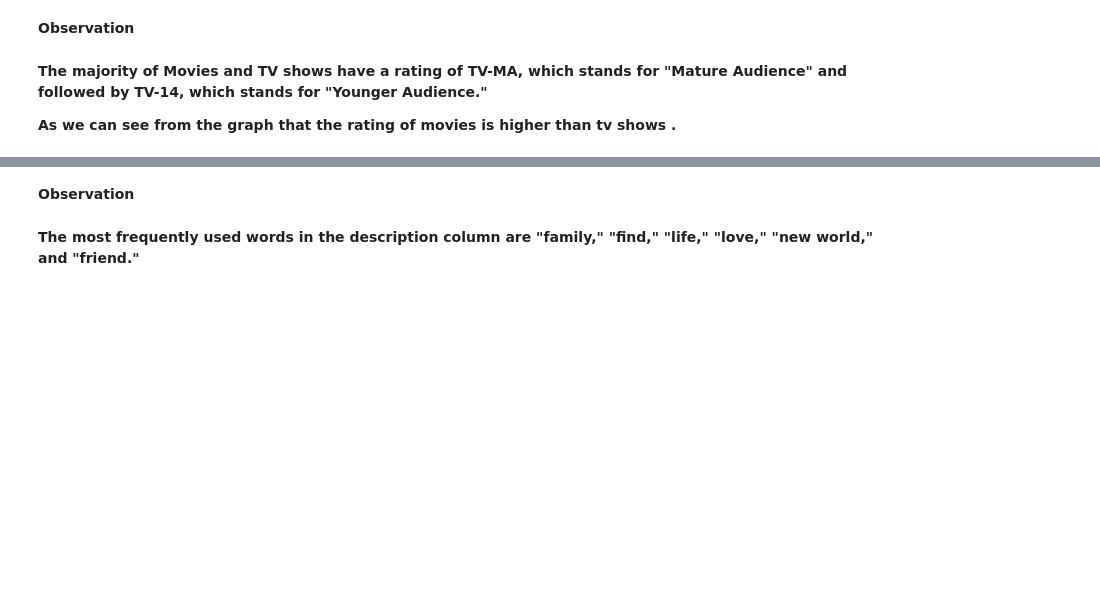
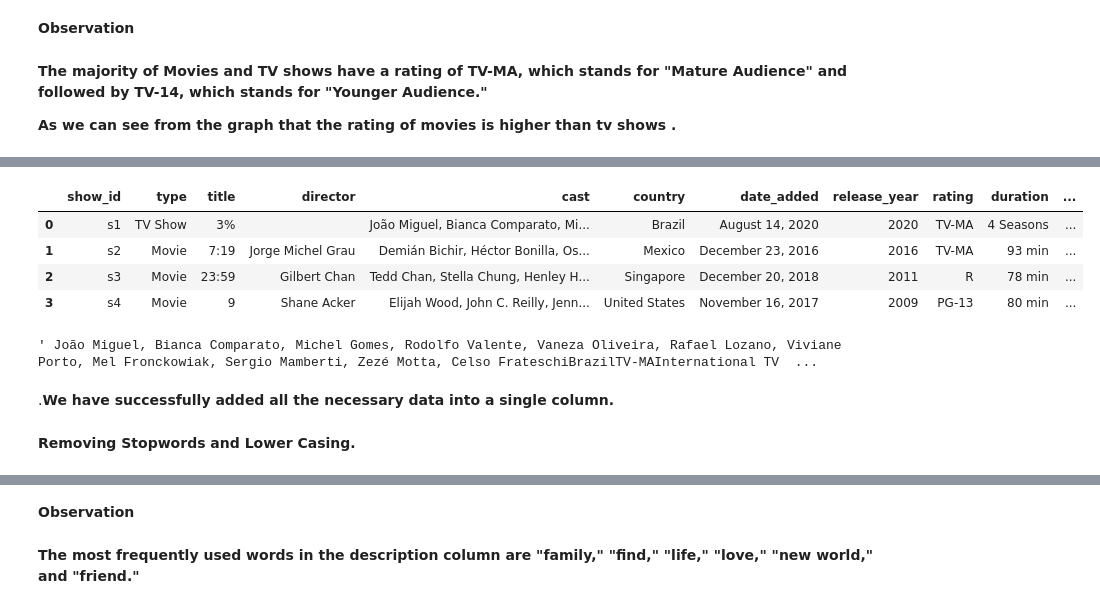
Before and after one commit to shwe-hg/Capstone-project-on-unsupervised-Ml-, a Jupyter notebook: project_on_Unsupervised_ML.ipynb, the cells around one changed output, grey strips where cells are left out. Cells and saved outputs as stored; diff of their text form; code cells hidden in the pictures; blank space fills up the shorter version.

```diff
--- a/project_on_Unsupervised_ML.ipynb
+++ b/project_on_Unsupervised_ML.ipynb
@@ -641,0 +807,8 @@ plt.show()
+# %%
+df1.head(4)
+# %% [output]
+|  | show_id | type | title | director | cast | country | date_added | release_year | rating | duration | ... |
+| 0 | s1 | TV Show | 3% |  | João Miguel, Bianca Comparato, Mi... | Brazil | August 14, 2020 | 2020 | TV-MA | 4 Seasons | ... |
+| 1 | s2 | Movie | 7:19 | Jorge Michel Grau | Demián Bichir, Héctor Bonilla, Os... | Mexico | December 23, 2016 | 2016 | TV-MA | 93 min | ... |
+| 2 | s3 | Movie | 23:59 | Gilbert Chan | Tedd Chan, Stella Chung, Henley H... | Singapore | December 20, 2018 | 2011 | R | 78 min | ... |
+| 3 | s4 | Movie | 9 | Shane Acker | Elijah Wood, John C. Reilly, Jenn... | United States | November 16, 2017 | 2009 | PG-13 | 80 min | ... |
@@ -641,0 +819,9 @@ plt.show()
+# %%
+# checking the first row
+df1['text_data'][0]
+# %% [output]
+' João Miguel, Bianca Comparato, Michel Gomes, Rodolfo Valente, Vaneza Oliveira, Rafael Lozano, Viviane Porto, Mel Fronckowiak, Sergio Mamberti, Zezé Motta, Celso FrateschiBrazilTV-MAInternational TV  ...
+# %% [markdown]
+.**We have successfully added all the necessary data into a single column.**
+# %% [markdown]
+**Removing Stopwords and Lower Casing.**
```
Also changed, not shown: parts of 61 cells of this notebook.
